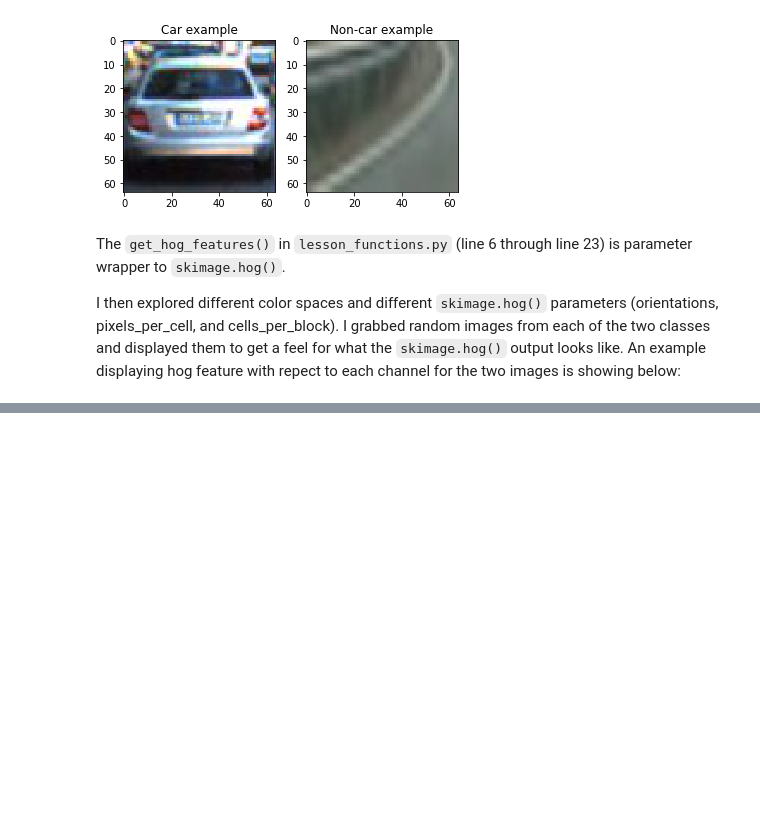
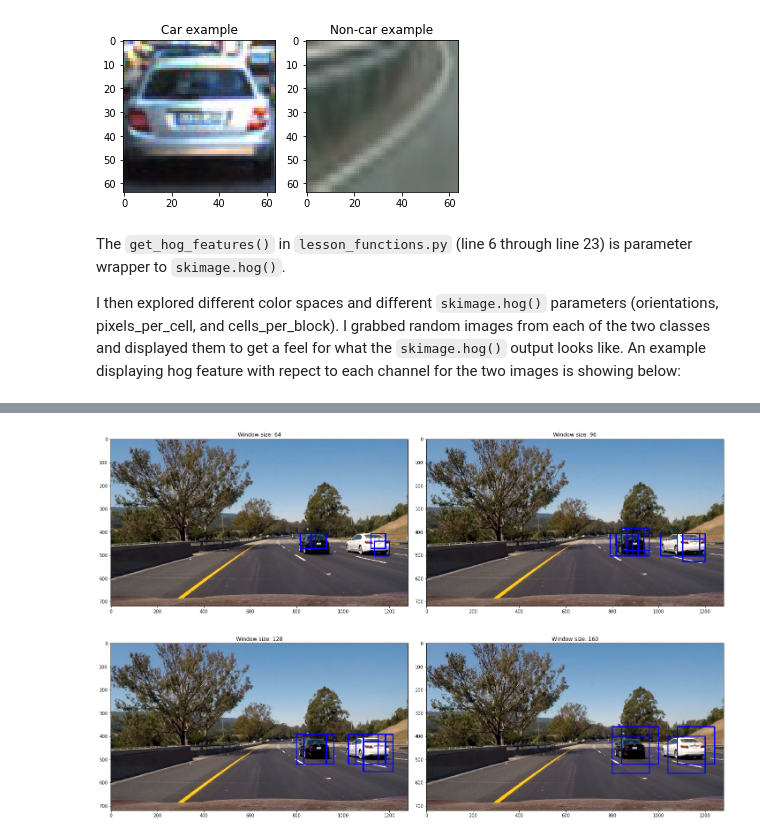
Before and after one commit to markandlw/CarND-Vehicle-Detection, a Jupyter notebook: report.ipynb, the cells around one changed output, grey strips where cells are left out. Drawn from its saved outputs; the diff is of its cells as text; code cells hidden in the pictures; blank space fills up the shorter version.

```diff
--- a/report.ipynb
+++ b/report.ipynb
@@ -223,19 +227,23 @@ for count,size in enumerate(range(64,192,32)):
 # %%
 test_img = mpimg.imread('./test_images/test6.jpg')
 image = test_img.astype(np.float32)/255
 
 row,col = 2,2
 f, ax = plt.subplots(row, col, figsize=(20,13))
 f.tight_layout()
 
 hits = []
+# draw search result for each window size
 for count,windows in enumerate(multi_windows):
     hot_windows = search_windows(image, windows, svc, X_scaler, color_space=cspace,
                         spatial_size=(spatial,spatial), hist_bins=histbin,
                         orient=orient, pix_per_cell=pix_per_cell,
                         cell_per_block=cell_per_block,
                         hog_channel=hog_channel, spatial_feat=True,
                         hist_feat=True, hog_feat=True)
     draw_image = np.copy(test_img)
     window_img = draw_boxes(draw_image, hot_windows, color=(0, 0, 255), thick=3)
     ax.flatten()[count].imshow(window_img)
+    ax.flatten()[count].set_title('Window size: ' + str(32 * (2 + count)))
+# %% [output]
+[figure, added]
```
Also changed, not shown: parts of 6 cells of this notebook.
